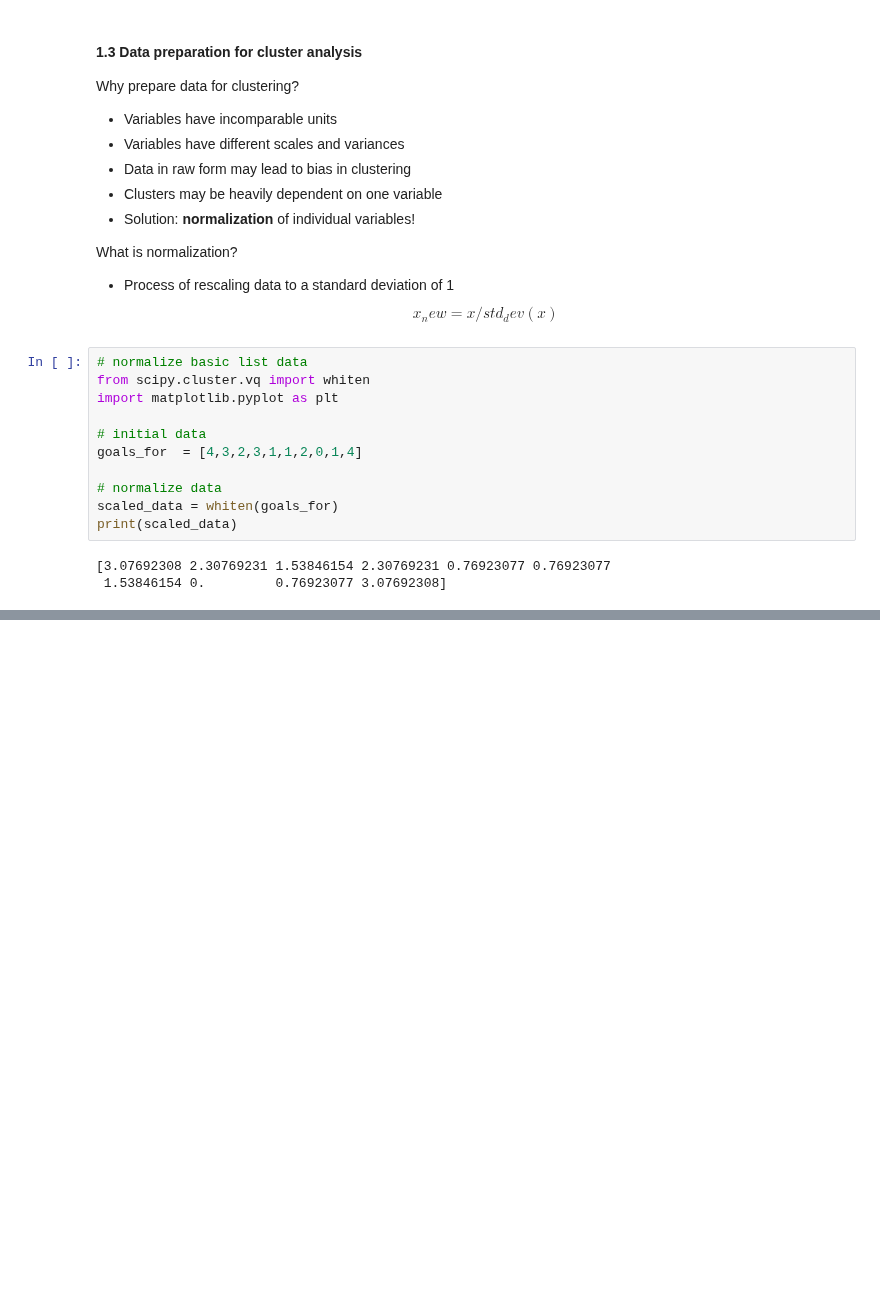
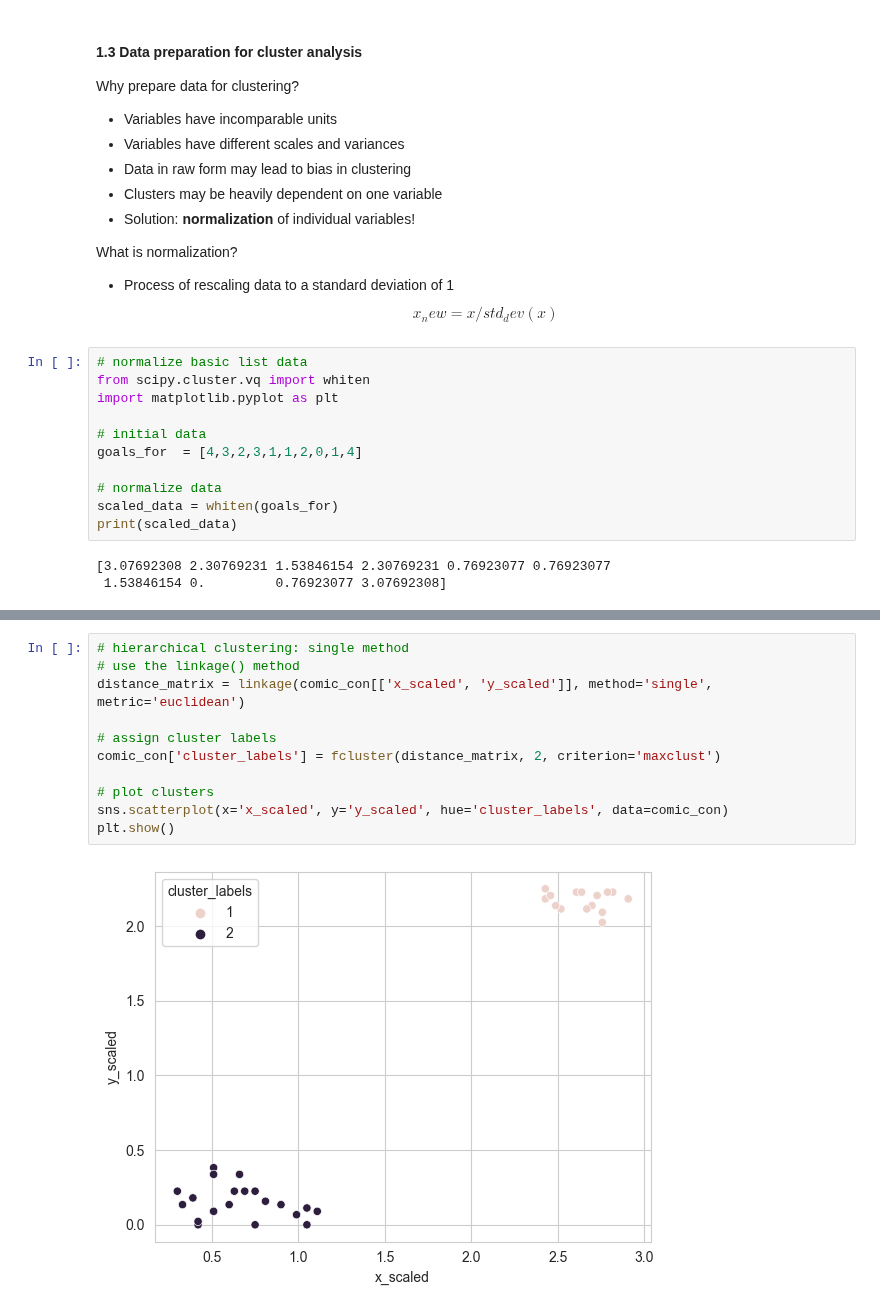
Before and after one commit to GuoweiYang19891101/datacamp_machine_learning_scientist_python, a Jupyter notebook: 6_cluster_analysis.ipynb, the cells around one changed output, grey strips where cells are left out. Cells and saved outputs as stored; diff of their text form; blank space fills up the shorter version.

```diff
--- a/6_cluster_analysis.ipynb
+++ b/6_cluster_analysis.ipynb
@@ -172,0 +230,13 @@ max       9.112425      8.984064
+# %%
+# hierarchical clustering: single method
+# use the linkage() method
+distance_matrix = linkage(comic_con[['x_scaled', 'y_scaled']], method='single', metric='euclidean')
+
+# assign cluster labels
+comic_con['cluster_labels'] = fcluster(distance_matrix, 2, criterion='maxclust')
+
+# plot clusters
+sns.scatterplot(x='x_scaled', y='y_scaled', hue='cluster_labels', data=comic_con)
+plt.show()
+# %% [output]
+[figure, added]
```
Also changed, not shown: parts of 14 cells of this notebook.
